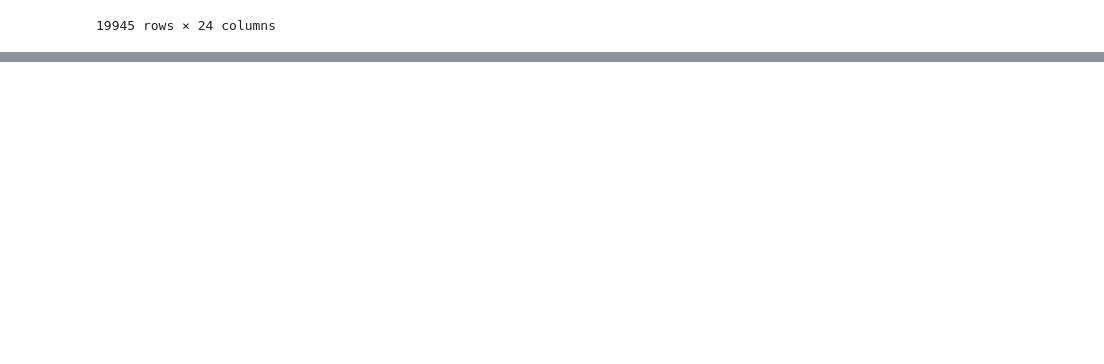
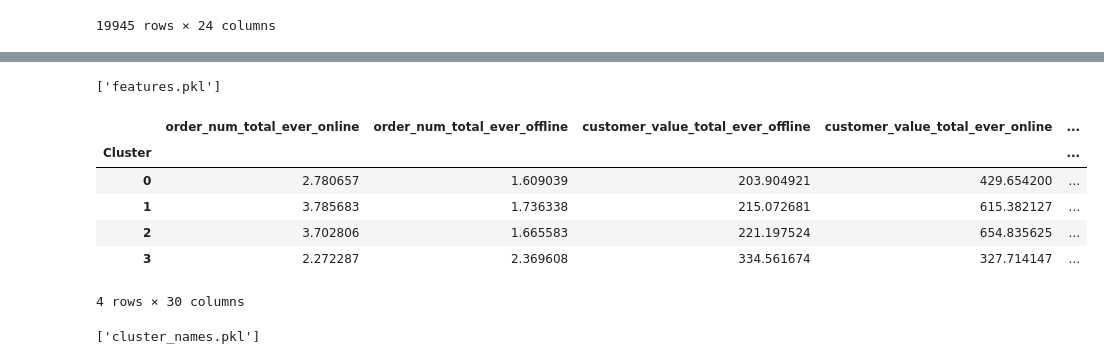
Before and after one commit to rajeshgowda116/-Customer-Segmentation, a Jupyter notebook: custemer.ipynb, the cells around one changed output, grey strips where cells are left out. Drawn from its saved outputs; the diff is of its cells as text; code cells hidden in the pictures; blank space fills up the shorter version.

```diff
--- a/custemer.ipynb
+++ b/custemer.ipynb
@@ -158,0 +278,25 @@ df
+# %%
+scaler = StandardScaler()
+X_scaled = scaler.fit_transform(X)
+# %%
+from sklearn.cluster import KMeans
+
+kmeans = KMeans(n_clusters=4, random_state=42, n_init=10)
+
+df["Cluster"] = kmeans.fit_predict(X_scaled)
+# %%
+import matplotlib.pyplot as plt
+from sklearn.cluster import KMeans
+
+inertia = []
+
+for k in range(2, 11):
+    kmeans = KMeans(n_clusters=k, random_state=42, n_init=10)
+    kmeans.fit(X_scaled)
+    inertia.append(kmeans.inertia_)
+
+plt.plot(range(2, 11), inertia, marker="o")
+plt.xlabel("Number of Clusters (K)")
+plt.ylabel("Inertia")
+plt.title("Elbow Method")
+plt.show()
@@ -158,0 +305,3 @@ df
+# %%
+kmeans = KMeans(n_clusters=4, random_state=42, n_init=10)
+df["Cluster"] = kmeans.fit_predict(X_scaled)
@@ -158,0 +333,19 @@ df
+# %%
+import joblib
+
+joblib.dump(kmeans, "kmeans_model.pkl")
+joblib.dump(scaler, "scaler.pkl")
+joblib.dump(features, "features.pkl")
+# %% [output]
+['features.pkl']
+# %%
+cluster_summary = df.groupby("Cluster")[features].mean()
+cluster_summary
+# %% [output]
+|  | order_num_total_ever_online | order_num_total_ever_offline | customer_value_total_ever_offline | customer_value_total_ever_online | ... |
+| Cluster |  |  |  |  | ... |
+| 0 | 2.780657 | 1.609039 | 203.904921 | 429.654200 | ... |
+| 1 | 3.785683 | 1.736338 | 215.072681 | 615.382127 | ... |
+| 2 | 3.702806 | 1.665583 | 221.197524 | 654.835625 | ... |
+| 3 | 2.272287 | 2.369608 | 334.561674 | 327.714147 | ... |
+4 rows × 30 columns
@@ -158,0 +359,6 @@ df
+# %%
+import joblib
+
+joblib.dump(cluster_names, "cluster_names.pkl")
+# %% [output]
+['cluster_names.pkl']
```
Also changed, not shown: parts of 15 cells of this notebook, 6 other files.
